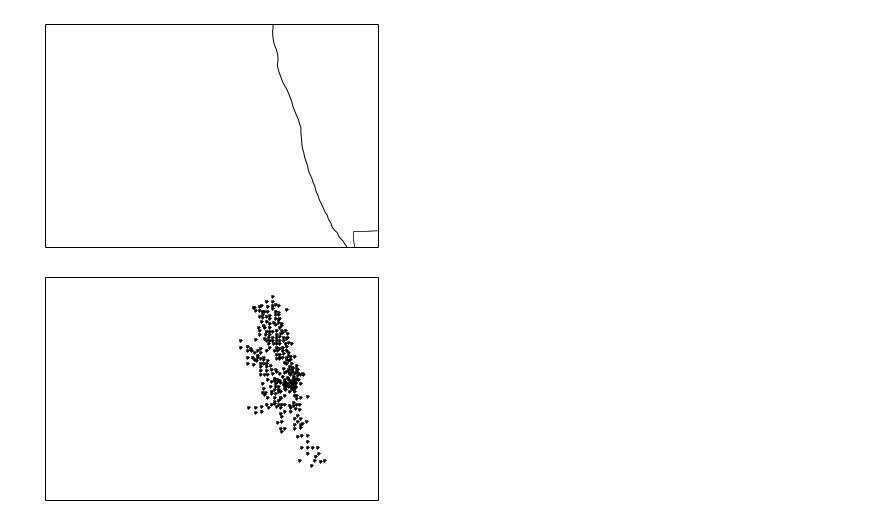
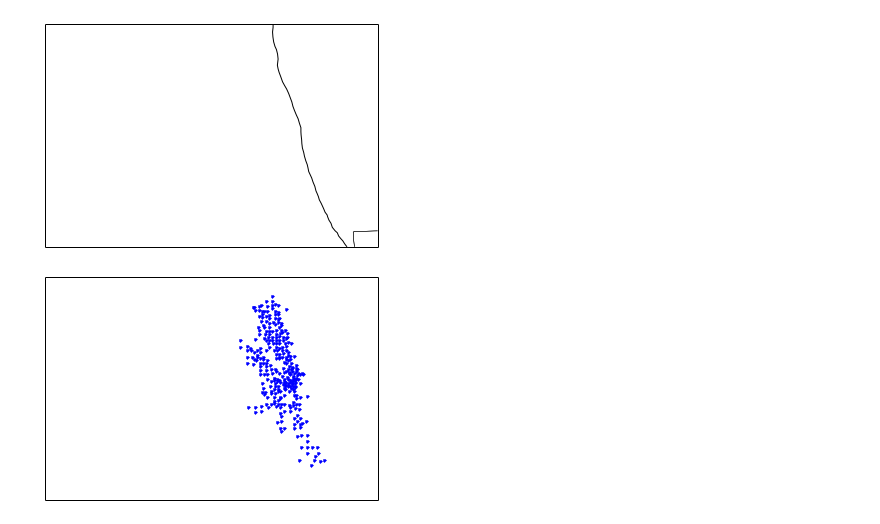
Before and after one commit to hunterowens/python-data-workshop, a Jupyter notebook: Mapping Data.ipynb, the cells around one changed output. Drawn from its saved outputs; the diff is of its cells as text; code cells hidden in the pictures.

```diff
--- a/Mapping Data.ipynb
+++ b/Mapping Data.ipynb
@@ -36,7 +36,11 @@ m = basic_map()
 # %%
 #stations_dataframe.describe
 for index, row in stations_dataframe.iterrows():
     x,y = m(row['longitude'], row['latitude'])
-    m.plot(x,y,'k.',alpha=1)
+    m.plot(x,y,'k.',alpha=1,color='blue')
+
+# Thisis cool, but doesn't overlay anything interesting
+#shapefile = ('./data/illinois-latest/illinois-latest')
+#m.readshapefile(shapefile, 'roads')
 # %% [output]
-[figure, old version]
+[figure, new version]
```
Also changed, not shown: parts of 1 cell of this notebook, 1 other file.
